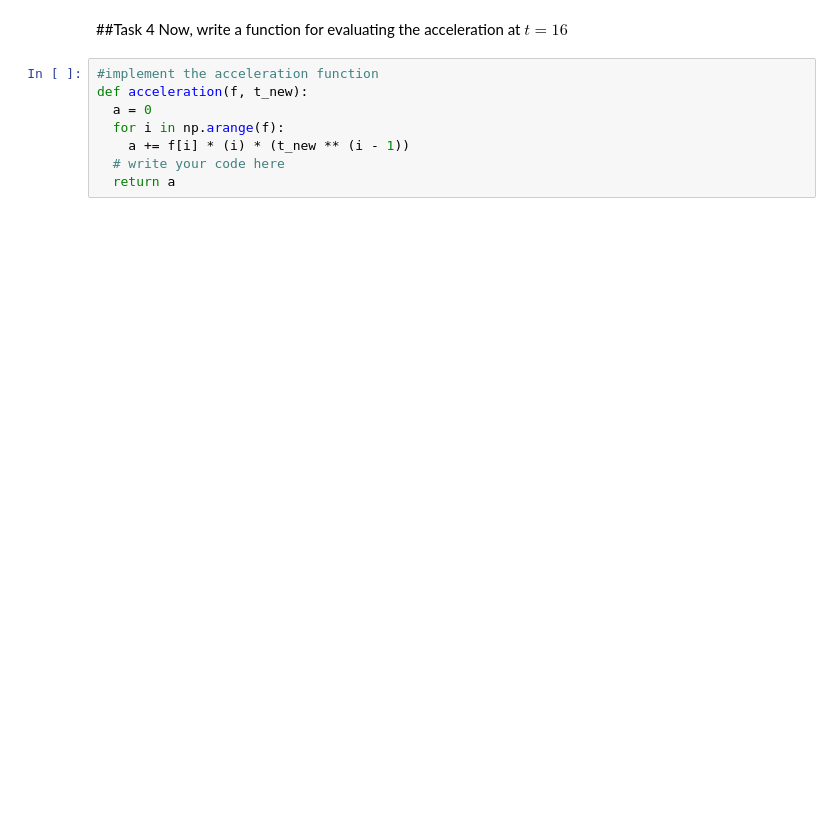
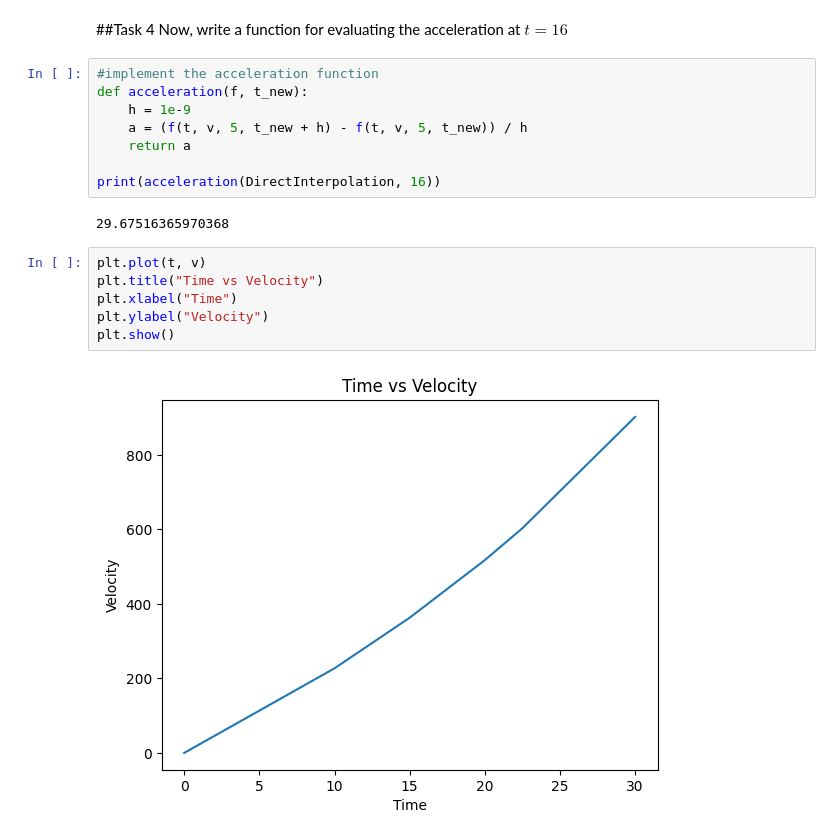
Before and after one commit to nabilanewaz/NM, a Jupyter notebook: Direct_Method_Of_Interpolation.ipynb, the cells around one changed output. Cells and saved outputs as stored; diff of their text form; blank space fills up the shorter version.

```diff
--- a/Direct_Method_Of_Interpolation.ipynb
+++ b/Direct_Method_Of_Interpolation.ipynb
@@ -197,8 +186,18 @@ Now, write a function for evaluating the acceleration at $t = 16$
 # %%
 #implement the acceleration function
 def acceleration(f, t_new):
-  a = 0
-  for i in np.arange(f):
-    a += f[i] * (i) * (t_new ** (i - 1))
-  # write your code here
-  return a
+    h = 1e-9
+    a = (f(t, v, 5, t_new + h) - f(t, v, 5, t_new)) / h
+    return a
+
+print(acceleration(DirectInterpolation, 16))
+# %% [output]
+29.67516365970368
+# %%
+plt.plot(t, v)
+plt.title("Time vs Velocity")
+plt.xlabel("Time")
+plt.ylabel("Velocity")
+plt.show()
+# %% [output]
+[figure, added]
```
Also changed, not shown: parts of 7 cells of this notebook.
